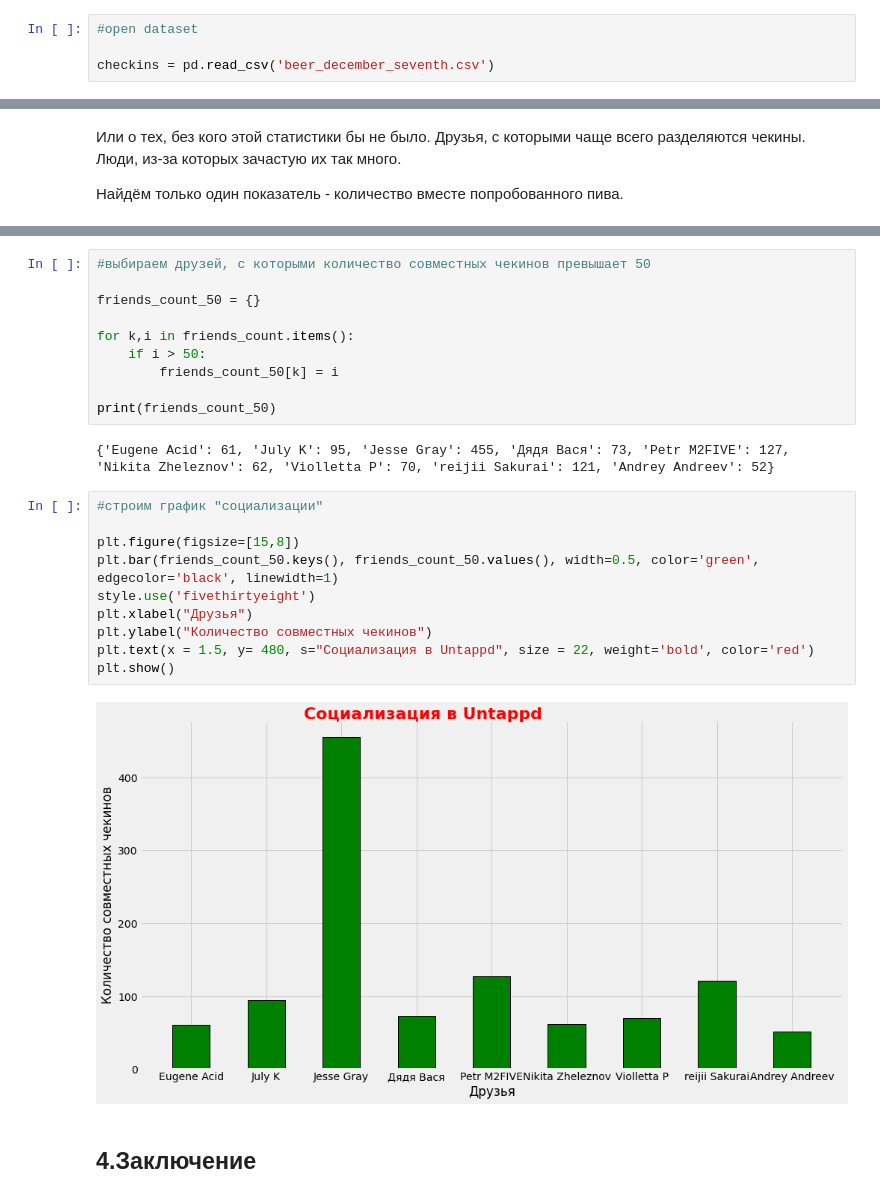
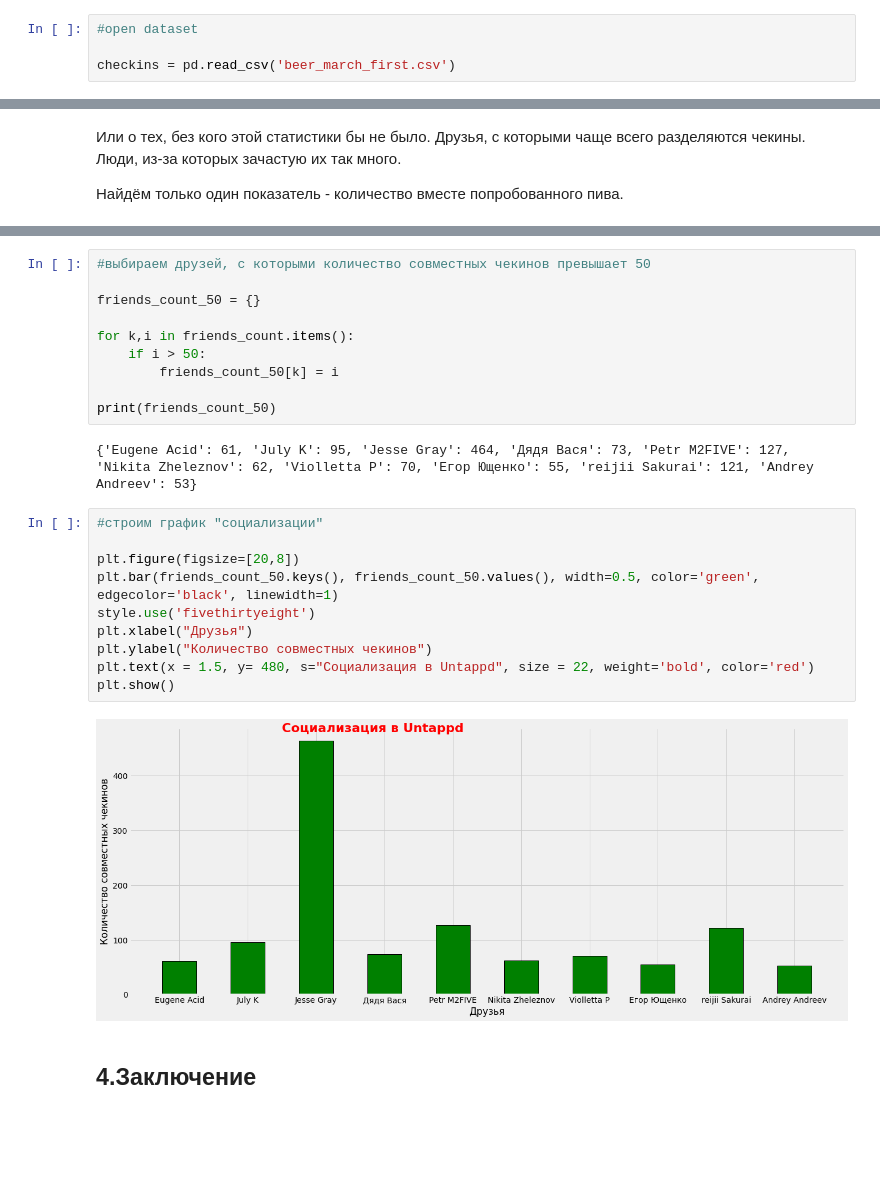
Before and after one commit to artempanush/projects_for_study, a Jupyter notebook: Untappd. Profile - Artiredbirds/Обзор персонального профиля Untappd.ipynb, the cells around one changed output, grey strips where cells are left out. Drawn from its saved outputs; the diff is of its cells as text; blank space fills up the shorter version.

```diff
--- a/Untappd. Profile - Artiredbirds/Обзор персонального профиля Untappd.ipynb
+++ b/Untappd. Profile - Artiredbirds/Обзор персонального профиля Untappd.ipynb
@@ -47,7 +47,7 @@ from scipy import stats
 # %%
 #open dataset
 
-checkins = pd.read_csv('beer_december_seventh.csv')
+checkins = pd.read_csv('beer_march_first.csv')
 # %% [markdown]
 ## 1. Обзор датасета.
 # %% [markdown]
@@ -899,19 +971,19 @@ for k,i in friends_count.items():
 
 print(friends_count_50)
 # %% [output]
-{'Eugene Acid': 61, 'July K': 95, 'Jesse Gray': 455, 'Дядя Вася': 73, 'Petr M2FIVE': 127, 'Nikita Zheleznov': 62, 'Violletta P': 70, 'reijii Sakurai': 121, 'Andrey Andreev': 52}
+{'Eugene Acid': 61, 'July K': 95, 'Jesse Gray': 464, 'Дядя Вася': 73, 'Petr M2FIVE': 127, 'Nikita Zheleznov': 62, 'Violletta P': 70, 'Егор Ющенко': 55, 'reijii Sakurai': 121, 'Andrey Andreev': 53}
 # %%
 #строим график "социализации"
 
-plt.figure(figsize=[15,8])
+plt.figure(figsize=[20,8])
 plt.bar(friends_count_50.keys(), friends_count_50.values(), width=0.5, color='green', edgecolor='black', linewidth=1)
 style.use('fivethirtyeight')
 plt.xlabel("Друзья")
 plt.ylabel("Количество совместных чекинов")
 plt.text(x = 1.5, y= 480, s="Социализация в Untappd", size = 22, weight='bold', color='red')
 plt.show()
 # %% [output]
-[figure, old version]
+[figure, new version]
 # %% [markdown]
 ## 4.Заключение
 # %% [markdown]
```
Also changed, not shown: parts of 57 cells of this notebook, 1 other file.
